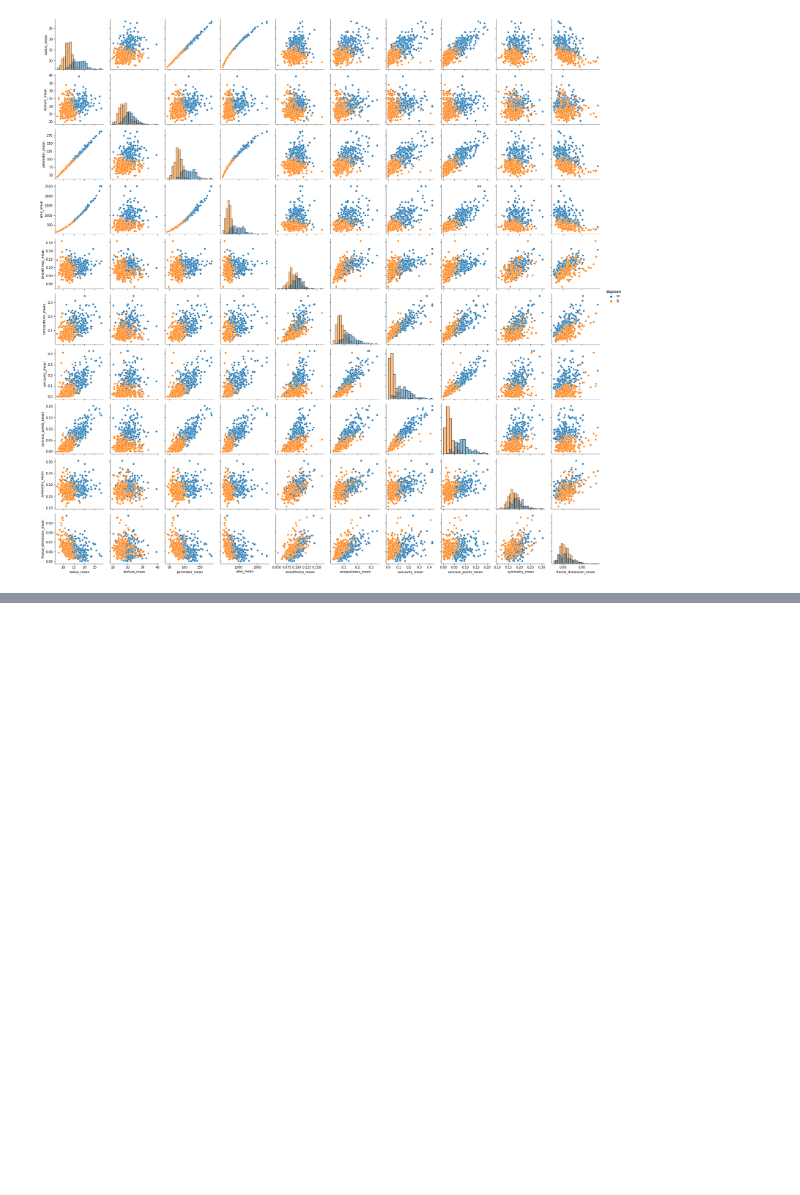
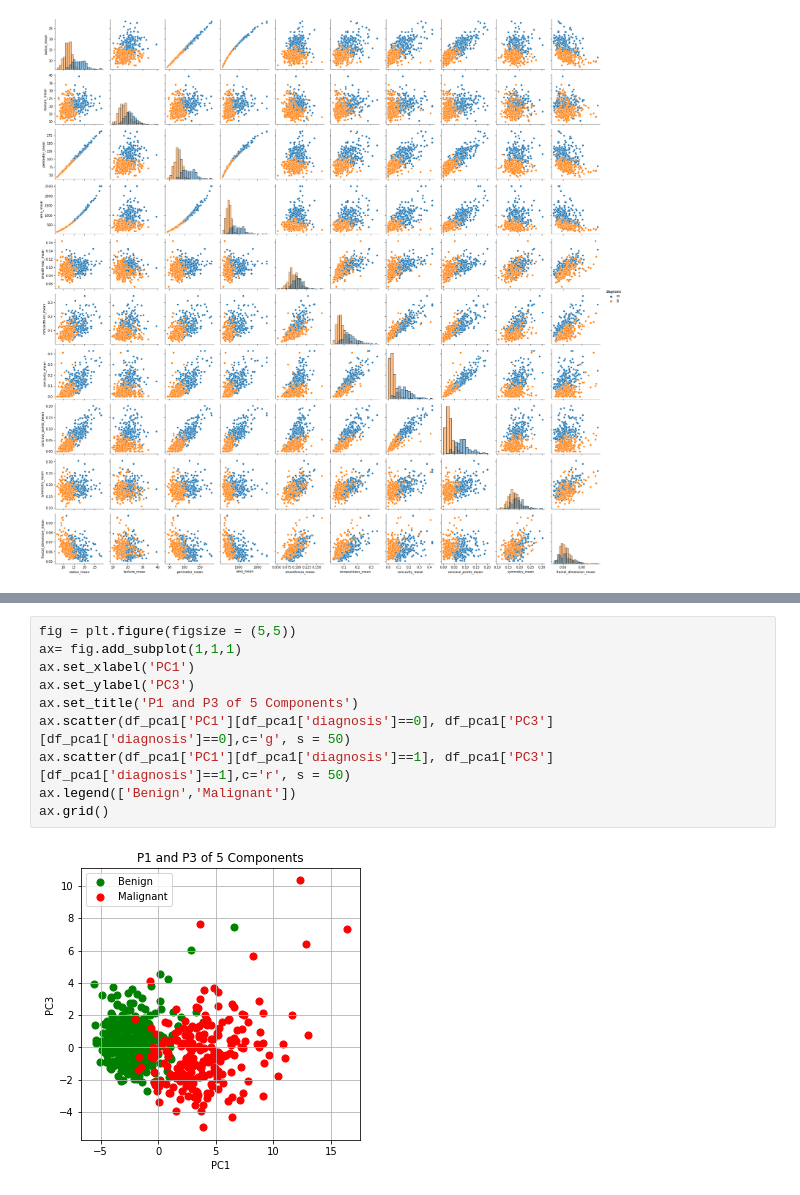
Before and after one commit to Roshni-Bala/Breast-Cancer-Risk-Prediction, a Jupyter notebook: risk_prediction.ipynb, the cells around one changed output, grey strips where cells are left out. Drawn from its saved outputs; the diff is of its cells as text; blank space fills up the shorter version.

```diff
--- a/risk_prediction.ipynb
+++ b/risk_prediction.ipynb
@@ -217,0 +373,12 @@ Deprecated in NumPy 1.20; for more details and guidance: https://numpy.org/devdo
+# %%
+fig = plt.figure(figsize = (5,5))
+ax= fig.add_subplot(1,1,1)
+ax.set_xlabel('PC1')
+ax.set_ylabel('PC3')
+ax.set_title('P1 and P3 of 5 Components')
+ax.scatter(df_pca1['PC1'][df_pca1['diagnosis']==0], df_pca1['PC3'][df_pca1['diagnosis']==0],c='g', s = 50)
+ax.scatter(df_pca1['PC1'][df_pca1['diagnosis']==1], df_pca1['PC3'][df_pca1['diagnosis']==1],c='r', s = 50)
+ax.legend(['Benign','Malignant'])
+ax.grid()
+# %% [output]
+[figure, added]
```
Also changed, not shown: parts of 18 cells of this notebook.
